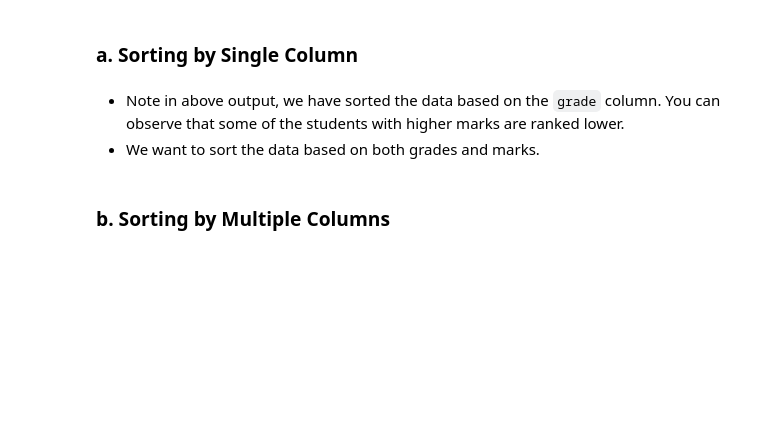
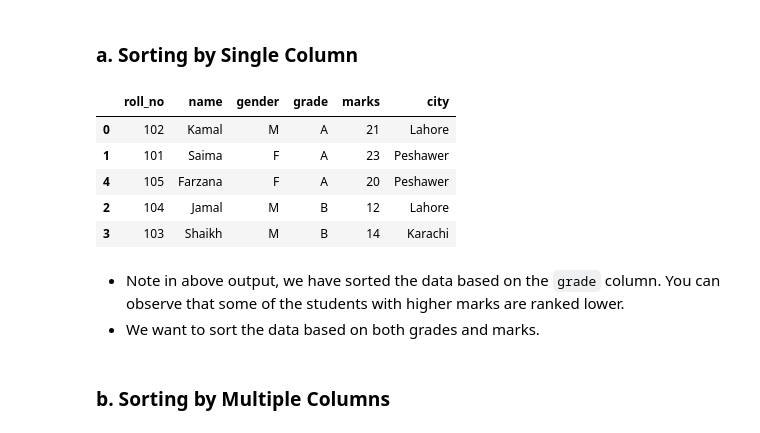
Before and after one commit to ImranNazir4/MS-Data-Science, a Jupyter notebook: Section-3-Python-for-Data-Scientists/Lec-3.15(Pandas-07-Modifying-Dataframes-II).ipynb, the cells around one changed output. Drawn from its saved outputs; the diff is of its cells as text; code cells hidden in the pictures; blank space fills up the shorter version.

```diff
--- a/Section-3-Python-for-Data-Scientists/Lec-3.15(Pandas-07-Modifying-Dataframes-II).ipynb
+++ b/Section-3-Python-for-Data-Scientists/Lec-3.15(Pandas-07-Modifying-Dataframes-II).ipynb
@@ -413,8 +491,15 @@ df
 # %%
 # Let us sort the data by grade column
 # By default the sorting is done in ascending order and is not inplace
-df1 = df.sort_values(by=['grade'])
+df1 = df.sort_values(by=['grade'],axis=0)
 df1
+# %% [output]
+|  | roll_no | name | gender | grade | marks | city |
+| 0 | 102 | Kamal | M | A | 21 | Lahore |
+| 1 | 101 | Saima | F | A | 23 | Peshawer |
+| 4 | 105 | Farzana | F | A | 20 | Peshawer |
+| 2 | 104 | Jamal | M | B | 12 | Lahore |
+| 3 | 103 | Shaikh | M | B | 14 | Karachi |
 # %% [markdown]
 - Note in above output, we have sorted the data based on the `grade` column. You can observe that some of the students with higher marks are ranked lower.
 - We want to sort the data based on both grades and marks.
```
Also changed, not shown: parts of 13 cells of this notebook, 13 other files.
